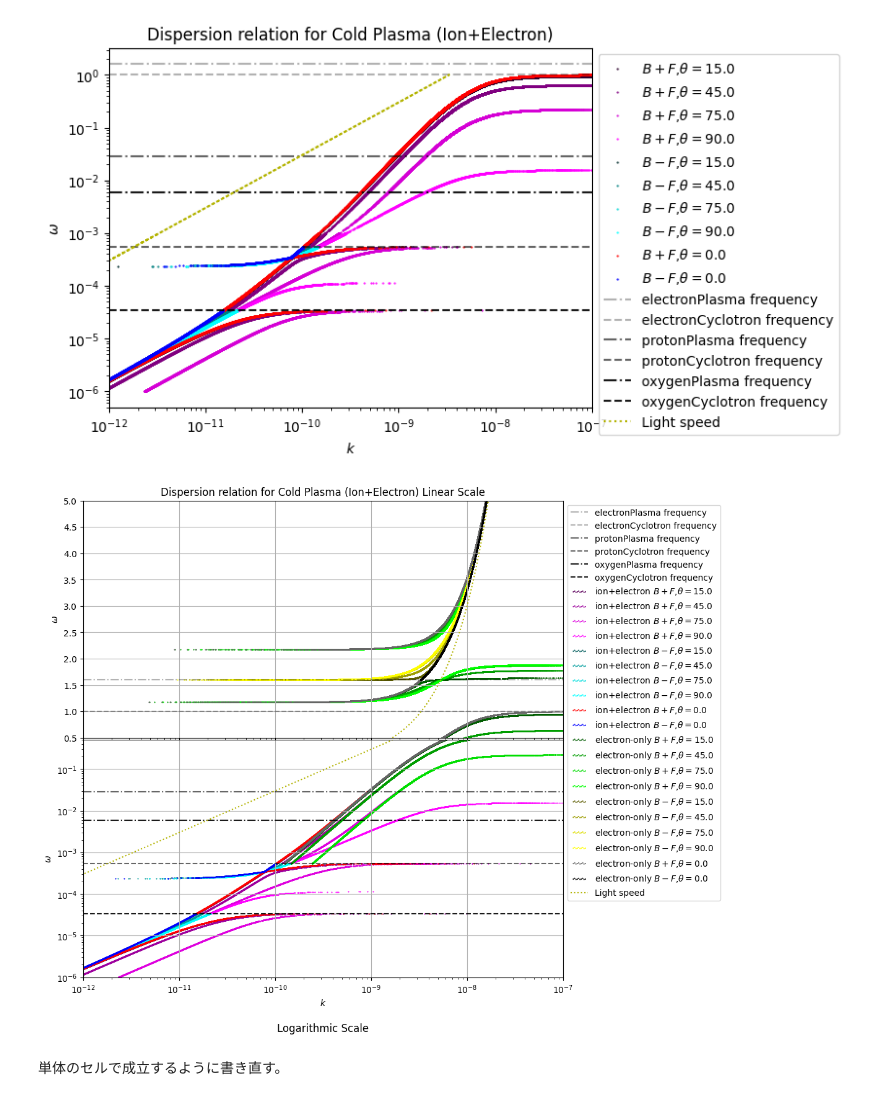
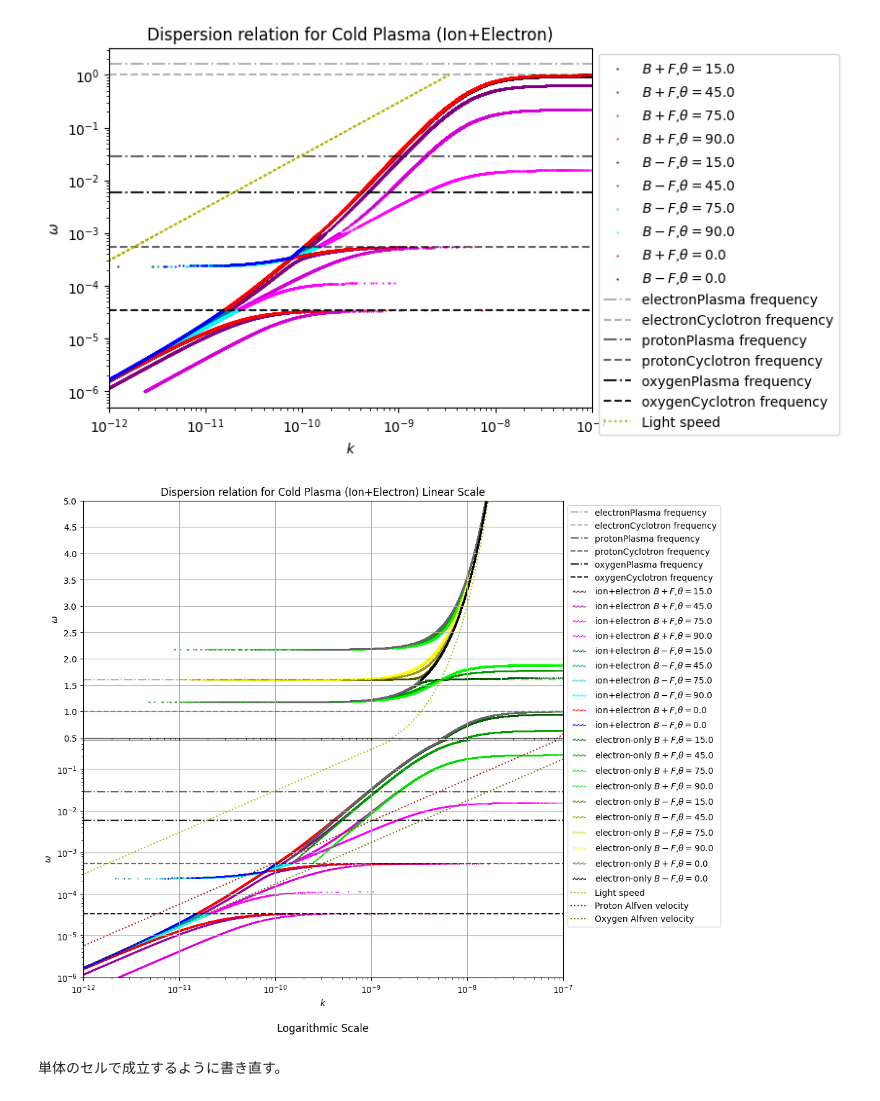
Before and after one commit to Butadiene/cold_plasma_dipassive, a Jupyter notebook: coldプラズマの分散曲線_isono_v2.ipynb, the cells around one changed output. Cells and saved outputs as stored; diff of their text form; code cells hidden in the pictures.

Commit message:
update and add velocity

```diff
--- a/coldプラズマの分散曲線_isono_v2.ipynb
+++ b/coldプラズマの分散曲線_isono_v2.ipynb
@@ -24,7 +24,7 @@ $\frac{\Pi_e^2}{\Pi_i^2}=\frac{m_i}{m_e}\frac{N_e}{N_i}$ , $\sum N_i=Ne$
 $Ne=N_{H^+}+N_{O^+}=aN_e+(1-a)N_e$
 # %%
 #光速
-c = 3*10**8
+c = 3e8
 
 #質量
 #プラズマ周波数(電子のサイクロトロン周波数で規格化)
@@ -39,7 +39,7 @@ pe = oe*1.6  #電子
 electrons = {"mass":me,"charge_sign":-1.0,"Cyclotron_freq":oe,"Plasma_freq":pe,"name":"electron"}
 
 
-a = 0.6  #組成比
+a = 0.6 # proton and oxygen ratio
 
 mh = 1.67262192e-27    #プロトン
 oh = oe*me/mh  #プロトン
@@ -299,6 +299,22 @@ Text(0.5, 1.0, 'Dispersion relation for Cold Plasma (Ion+Electron)')
 import multiprocessing
 from functools import partial
 
+
+
+
+electron_plasma_freq = elements["electron"]["Plasma_freq"]
+proton_plasma_freq = elements["proton"]["Plasma_freq"]
+electron_plasma_cycltrons = elements["electron"]["Cyclotron_freq"]
+proton_plasma_cycltrons = elements["proton"]["Cyclotron_freq"]
+
+linear_graph_max = 5.0
+linear_graph_min = 0.5
+log_graph_max = linear_graph_min
+log_graph_min = 10**-6.0
+electron_range_max = linear_graph_max
+electron_range_min = proton_plasma_cycltrons
+protons_range_max = proton_plasma_freq
+protons_range_min = log_graph_min
 
 
 def filter_arrays(sorted_w, sorted_kp, scale_factor,ratio):
@@ -350,14 +366,10 @@ def calc_disp(theta,w,only_electron):
   F = np.sqrt(B**2-4*A*C)
   n2p = (B+F)/(2*A)  #複合プラス
   n2m = (B-F)/(2*A)  #複合マイナス
-  #k=の形にする
-  kpp = w/c*np.sqrt(n2p)
-#     kpm = -w/c*np.sqrt(n2p)
-  kmp = w/c*np.sqrt(n2m)
-#     kmm = -w/c*np.sqrt(n2m)
-
-
-  # 密集している領域の点を省く
+  #k=の形にする #Nanは一旦Nanのまま
+  with np.errstate(invalid='ignore'):
+      kpp = w / c * np.sqrt(n2p)
+      kmp = w / c * np.sqrt(n2m)
 
   # 一応負の値も削除
   # Nanを排除
@@ -391,19 +403,17 @@ def calc_disp(theta,w,only_electron):
 
   return [filtered_kpp,filtered_kmp,filtered_pw, filtered_mw, theta]
 
-electron_plasma_freq = elements["electron"]["Plasma_freq"]
-proton_plasma_freq = elements["proton"]["Plasma_freq"]
-electron_plasma_cycltrons = elements["electron"]["Cyclotron_freq"]
-proton_plasma_cycltrons = elements["proton"]["Cyclotron_freq"]
 
 # イオンを実行
+wlog =  np.logspace(np.log10(protons_range_min), np.log10(protons_range_max), 10**5) # 対数の配列も生成
+w = wlog
+if(protons_range_max>linear_graph_min):
+  w = np.arange(linear_graph_min,protons_range_max,10**-6)  #変数は周波数
+  w = np.concatenate((w, wlog)) # 上の2つの配列を結合
 
-wlog =  np.logspace(-6, np.log10(proton_plasma_freq), 10**5) # 対数の配列も生成
-w = wlog
 thetas = [0,np.pi/12,np.pi/4,np.pi/2.4,np.pi/2]
 
-# 並列化して処理を実行
-
+# イオンについてシータを並列化して処理を実行
 pool = multiprocessing.Pool()
 partial_func = partial(calc_disp, w=w, only_electron = False) # wは並列化しないための指示
 results_ion = pool.map(partial_func, thetas)
@@ -412,14 +422,14 @@ pool.join()
 
 
 # 電子のみを実行
-
-w = np.arange(proton_plasma_cycltrons,5,10**-6)  #変数は周波数
-wlog =  np.logspace(np.log10(proton_plasma_cycltrons), np.log10(0.5), 10**5) # 対数の配列も生成
-w = np.concatenate((w, wlog)) # 上の2つの配列を結合
+w = np.arange(electron_range_min,linear_graph_max,10**-6)  #変数は周波数
+if(electron_range_max<log_graph_min):
+  wlog =  np.logspace(np.log10(electron_range_min), np.log10(log_graph_max), 10**5) # 対数の配列も生成
+  w = np.concatenate((w, wlog)) # 上の2つの配列を結合
 
 thetas = [0,np.pi/12,np.pi/4,np.pi/2.4,np.pi/2]
 
-# 並列化して処理を実行
+# 電子についてシータを並列化して処理を実行
 
 pool = multiprocessing.Pool()
 partial_func = partial(calc_disp, w=w, only_electron = True) # wは並列化しないための指示
@@ -439,13 +449,13 @@ fig, (ax1, ax2) = plt.subplots(2, 1, sharex=True, figsize=(10, 10))
 ax1.set_xscale('log')
 ax1.set_title('Dispersion relation for Cold Plasma (Ion+Electron) Linear Scale')
 ax1.grid(True)
-ax1.set_ylim(0.5,5.0)
+ax1.set_ylim(linear_graph_min,linear_graph_max)
 
 ax2.set_xscale('log')
 ax2.set_yscale('log')
 ax2.set_title('Logarithmic Scale', y = -0.25)
 ax2.grid(True)
-ax2.set_ylim(10**-6.0,0.5)
+ax2.set_ylim(log_graph_min,log_graph_max)
 
 # 描画
 
@@ -491,35 +501,46 @@ color_map = {'theta_0': ('blue', 'red'), 'theta_not_0': ('cyan', 'magenta')}
 plot_disp([result for result in results_ion if result[4] != 0], w, color_map['theta_not_0'], ax1, 'ion+electron')
 plot_disp([result for result in results_ion if result[4] == 0], w, color_map['theta_0'], ax1, 'ion+electron')
 plot_disp([result for result in results_ion if result[4] != 0], w, color_map['theta_not_0'], ax2, 'ion+electron')
 plot_disp([result for result in results_ion if result[4] == 0], w, color_map['theta_0'], ax2, 'ion+electron')
 
 color_map = {'theta_0': ('black', '0.4'), 'theta_not_0': ('yellow', 'green')}
 
 # 内包リストを使って、result[4]←theta が0のリストとそれを省いたリストを生成。
 plot_disp([result for result in results_electron if result[4] != 0], w, color_map['theta_not_0'], ax1, 'electron-only')
 plot_disp([result for result in results_electron if result[4] == 0], w, color_map['theta_0'], ax1, 'electron-only')
 plot_disp([result for result in results_electron if result[4] != 0], w, color_map['theta_not_0'], ax2, 'electron-only')
 plot_disp([result for result in results_electron if result[4] == 0], w, color_map['theta_0'], ax2, 'electron-only')
 
 
 
 
 plt.xlim(10**-12,10**-7)
 
 
 lightcol = (0.7,0.7,0.0)
 w1 = np.arange(0.0,5,10**-6)
 wlog =  np.logspace(-6, np.log10(0.5), 10**5) # 対数の配列も生成
 ax1.plot(w1/c,w1,linestyle='dotted',alpha=1.0,color=lightcol,label='Light speed')
 ax2.plot(wlog/c,wlog,linestyle='dotted',alpha=1.0,color=lightcol,label='Light speed')
+
+if("proton" in elements):
+  proton_alfven_vel_color = (0.7,0.0,0.0)
+  proton_alfven_vel = c*elements["proton"]["Cyclotron_freq"]/elements["proton"]["Plasma_freq"]
+  ax1.plot(w1/proton_alfven_vel,w1,linestyle='dotted',alpha=1.0,color=proton_alfven_vel_color,label='Proton Alfven velocity')
+  ax2.plot(wlog/proton_alfven_vel,wlog,linestyle='dotted',alpha=1.0,color=proton_alfven_vel_color,label='Proton Alfven velocity')
+if("oxygen" in elements):
+  oxygen_vel_color = (0.4,0.4,0.0)
+  oxygen_alfven_vel = c*elements["oxygen"]["Cyclotron_freq"]/elements["oxygen"]["Plasma_freq"]
+  ax1.plot(w1/oxygen_alfven_vel,w1,linestyle='dotted',alpha=1.0,color=oxygen_vel_color,label='Oxygen Alfven velocity')
+  ax2.plot(wlog/oxygen_alfven_vel,wlog,linestyle='dotted',alpha=1.0,color=oxygen_vel_color,label='Oxygen Alfven velocity')
 ax1.legend(scatterpoints=10, loc='upper left', bbox_to_anchor=(1, 1))
-#ax2.legend(scatterpoints=10,loc='upper left', bbox_to_anchor=(1, 1))
+#ax2.legend(scatterpoints=10, loc='upper left', bbox_to_anchor=(1, 1))
 ax2.set_xlabel(r'$k$')
 ax1.set_ylabel(r'$\omega$')
 ax2.set_ylabel(r'$\omega$')
 fig.subplots_adjust(hspace=0.01)
 # %% [output]
-[figure, old version]
+[figure, new version]
 # %% [markdown]
 単体のセルで成立するように書き直す。
 # %%
```
Also changed, not shown: parts of 1 cell of this notebook, 9 other files.
